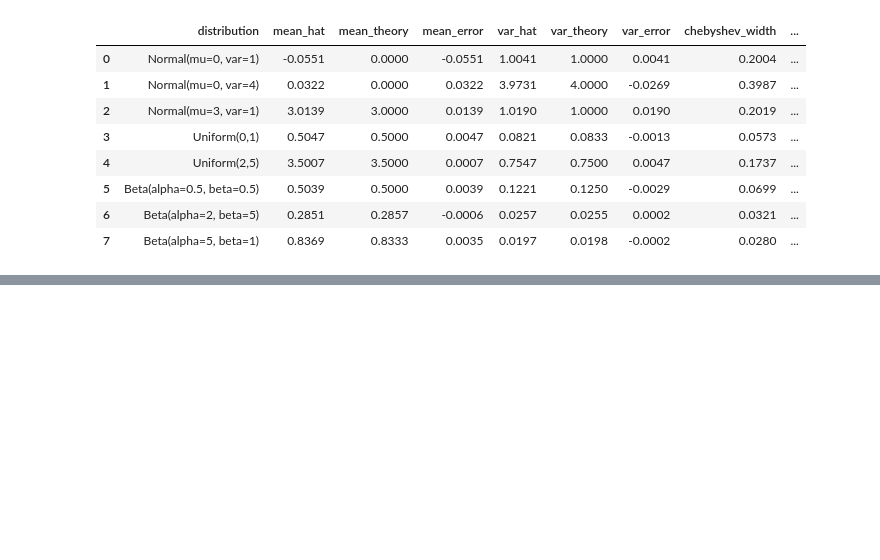
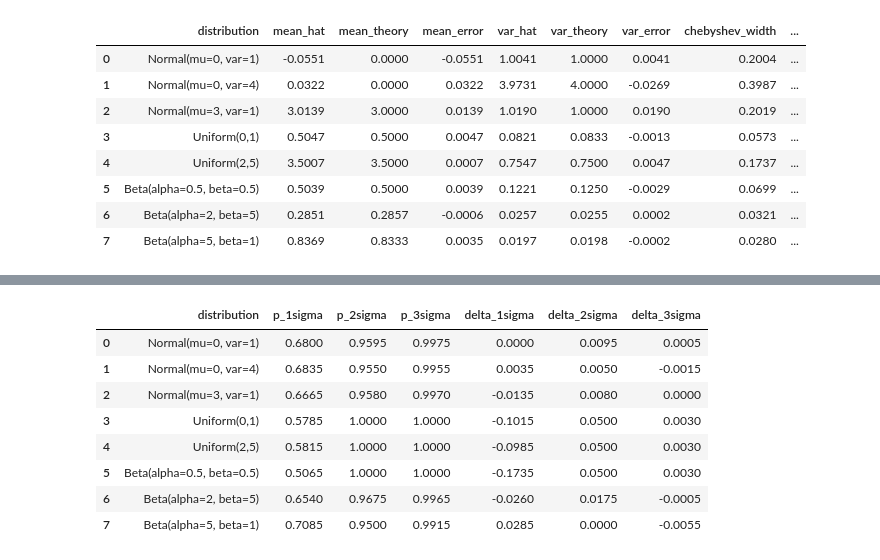
Before and after one commit to sergiopastor22/master_ML_juani, a Jupyter notebook: Ejercicio_juani.ipynb, the cells around one changed output, grey strips where cells are left out. Drawn from its saved outputs; the diff is of its cells as text; code cells hidden in the pictures; blank space fills up the shorter version.

```diff
--- a/Ejercicio_juani.ipynb
+++ b/Ejercicio_juani.ipynb
@@ -285,0 +282,50 @@ display(comparison[cols])
+# %%
+cover_rows = []
+for mu, var in [(0, 1), (0, 4), (3, 1)]:
+    sigma = np.sqrt(var)
+    data = rng.normal(mu, sigma, size=N)
+    mean_hat = data.mean()
+    std_hat = data.std(ddof=1)
+    p_1 = np.mean(np.abs(data - mean_hat) <= 1 * std_hat)
+    p_2 = np.mean(np.abs(data - mean_hat) <= 2 * std_hat)
+    p_3 = np.mean(np.abs(data - mean_hat) <= 3 * std_hat)
+    cover_rows.append(dict(distribution=f"Normal(mu={mu}, var={var})", mean_hat=mean_hat, std_hat=std_hat,
+                           p_1sigma=p_1, p_2sigma=p_2, p_3sigma=p_3))
+for a, b in [(0, 1), (2, 5)]:
+    data = rng.uniform(a, b, size=N)
+    mean_hat = data.mean()
+    std_hat = data.std(ddof=1)
+    p_1 = np.mean(np.abs(data - mean_hat) <= 1 * std_hat)
+    p_2 = np.mean(np.abs(data - mean_hat) <= 2 * std_hat)
+    p_3 = np.mean(np.abs(data - mean_hat) <= 3 * std_hat)
+    cover_rows.append(dict(distribution=f"Uniform({a},{b})", mean_hat=mean_hat, std_hat=std_hat,
+                           p_1sigma=p_1, p_2sigma=p_2, p_3sigma=p_3))
+for a, b in [(0.5, 0.5), (2, 5), (5, 1)]:
+    data = rng.beta(a, b, size=N)
+    mean_hat = data.mean()
+    std_hat = data.std(ddof=1)
+    p_1 = np.mean(np.abs(data - mean_hat) <= 1 * std_hat)
+    p_2 = np.mean(np.abs(data - mean_hat) <= 2 * std_hat)
+    p_3 = np.mean(np.abs(data - mean_hat) <= 3 * std_hat)
+    cover_rows.append(dict(distribution=f"Beta(alpha={a}, beta={b})", mean_hat=mean_hat, std_hat=std_hat,
+                           p_1sigma=p_1, p_2sigma=p_2, p_3sigma=p_3))
+cover_df = pd.DataFrame(cover_rows)
+rule_vals = {'rule_1sigma': 0.68, 'rule_2sigma': 0.95, 'rule_3sigma': 0.997}
+for col, val in rule_vals.items():
+    cover_df[col] = val
+cover_df['delta_1sigma'] = cover_df['p_1sigma'] - cover_df['rule_1sigma']
+cover_df['delta_2sigma'] = cover_df['p_2sigma'] - cover_df['rule_2sigma']
+cover_df['delta_3sigma'] = cover_df['p_3sigma'] - cover_df['rule_3sigma']
+pd.set_option('display.precision', 4)
+display(cover_df[['distribution', 'p_1sigma', 'p_2sigma', 'p_3sigma',
+                'delta_1sigma', 'delta_2sigma', 'delta_3sigma']])
+# %% [output]
+|  | distribution | p_1sigma | p_2sigma | p_3sigma | delta_1sigma | delta_2sigma | delta_3sigma |
+| 0 | Normal(mu=0, var=1) | 0.6800 | 0.9595 | 0.9975 | 0.0000 | 0.0095 | 0.0005 |
+| 1 | Normal(mu=0, var=4) | 0.6835 | 0.9550 | 0.9955 | 0.0035 | 0.0050 | -0.0015 |
+| 2 | Normal(mu=3, var=1) | 0.6665 | 0.9580 | 0.9970 | -0.0135 | 0.0080 | 0.0000 |
+| 3 | Uniform(0,1) | 0.5785 | 1.0000 | 1.0000 | -0.1015 | 0.0500 | 0.0030 |
+| 4 | Uniform(2,5) | 0.5815 | 1.0000 | 1.0000 | -0.0985 | 0.0500 | 0.0030 |
+| 5 | Beta(alpha=0.5, beta=0.5) | 0.5065 | 1.0000 | 1.0000 | -0.1735 | 0.0500 | 0.0030 |
+| 6 | Beta(alpha=2, beta=5) | 0.6540 | 0.9675 | 0.9965 | -0.0260 | 0.0175 | -0.0005 |
+| 7 | Beta(alpha=5, beta=1) | 0.7085 | 0.9500 | 0.9915 | 0.0285 | 0.0000 | -0.0055 |
```
Also changed, not shown: parts of 8 cells of this notebook.
